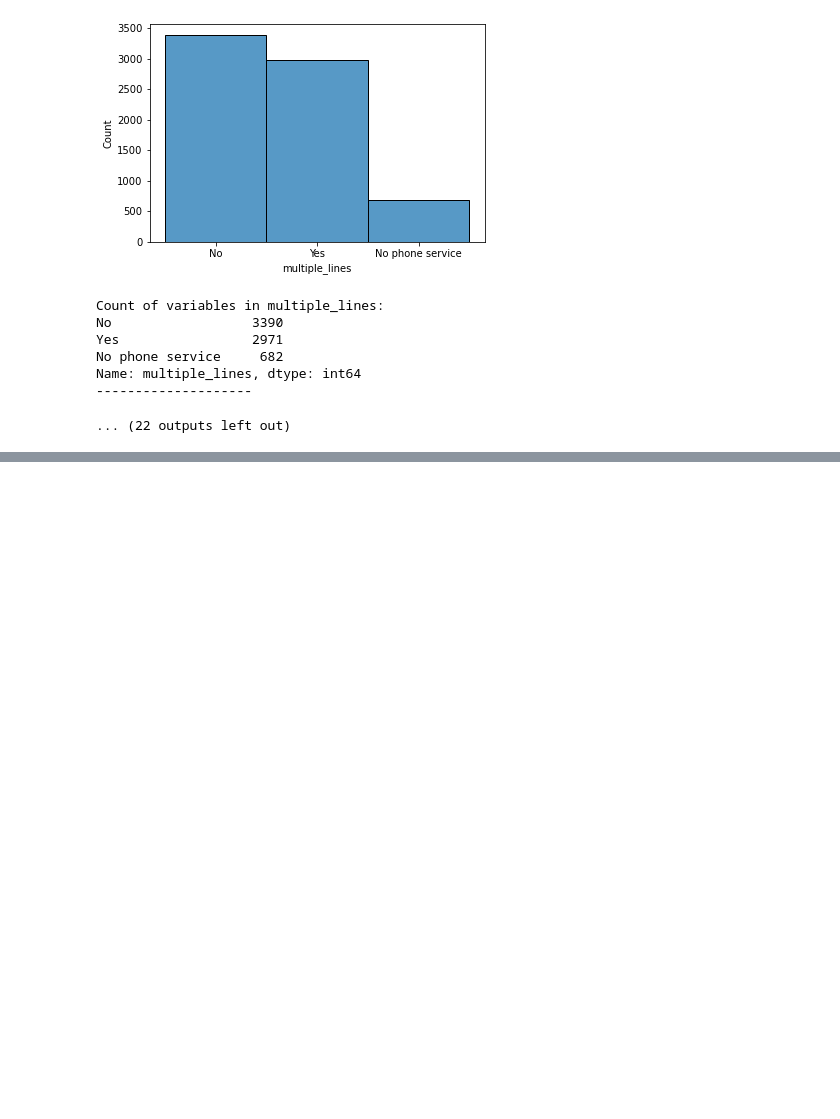
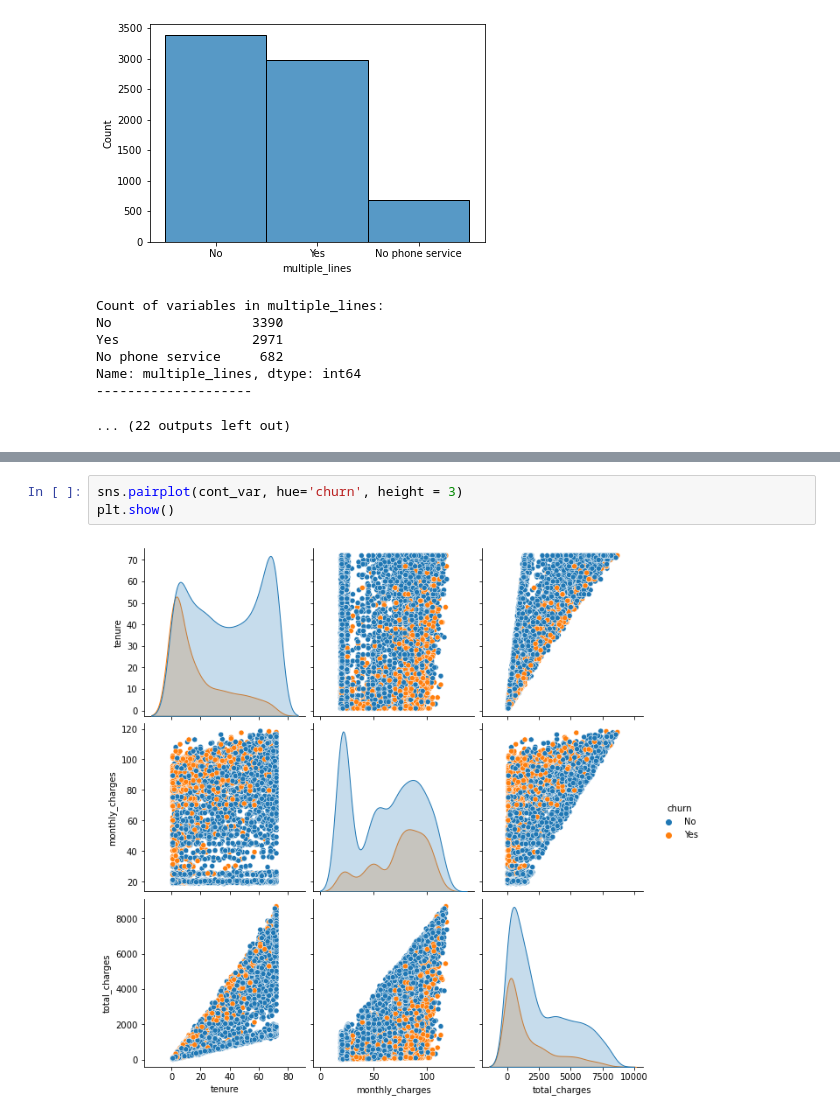
Before and after one commit to AndrewRachuig/telco_classification_project, a Jupyter notebook: final_report_telco_churn.ipynb, the cells around one changed output, grey strips where cells are left out. Cells and saved outputs as stored; diff of their text form; blank space fills up the shorter version.

```diff
--- a/final_report_telco_churn.ipynb
+++ b/final_report_telco_churn.ipynb
@@ -176,0 +249,5 @@ As such I will be changing all instances of "No phone service / No internet serv
+# %%
+sns.pairplot(cont_var, hue='churn', height = 3)
+plt.show()
+# %% [output]
+[figure, added]
```
Also changed, not shown: parts of 76 cells of this notebook.
